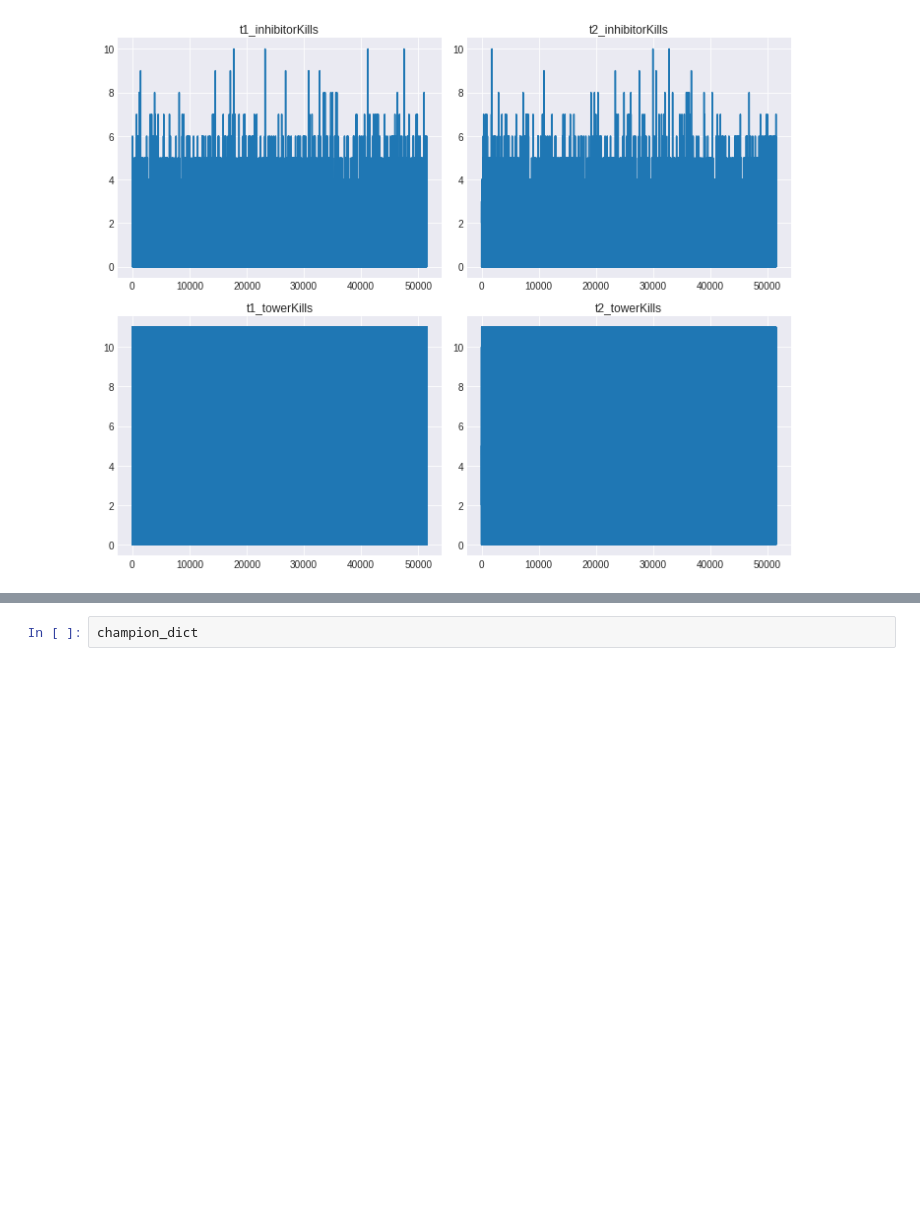
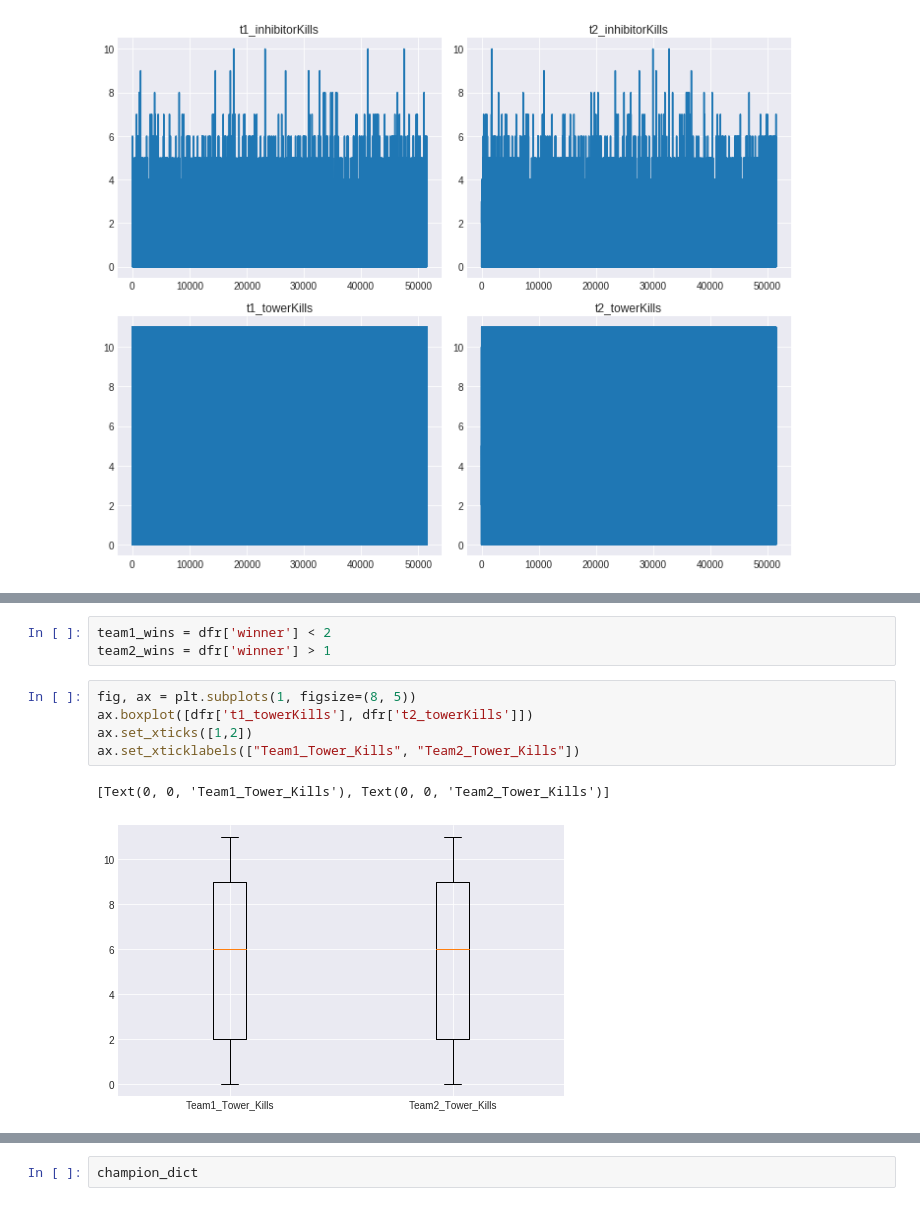
Before and after one commit to ehi58/League_of_Legends, a Jupyter notebook: League_of_Legends.ipynb, the cells around one changed output, grey strips where cells are left out. Drawn from its saved outputs; the diff is of its cells as text; blank space fills up the shorter version.

```diff
--- a/League_of_Legends.ipynb
+++ b/League_of_Legends.ipynb
@@ -437,0 +453,11 @@ fig.tight_layout()
+# %%
+team1_wins = dfr['winner'] < 2
+team2_wins = dfr['winner'] > 1
+# %%
+fig, ax = plt.subplots(1, figsize=(8, 5))
+ax.boxplot([dfr['t1_towerKills'], dfr['t2_towerKills']])
+ax.set_xticks([1,2])
+ax.set_xticklabels(["Team1_Tower_Kills", "Team2_Tower_Kills"])
+# %% [output]
+[Text(0, 0, 'Team1_Tower_Kills'), Text(0, 0, 'Team2_Tower_Kills')]
+[figure, added]
```
Also changed, not shown: parts of 13 cells of this notebook.
